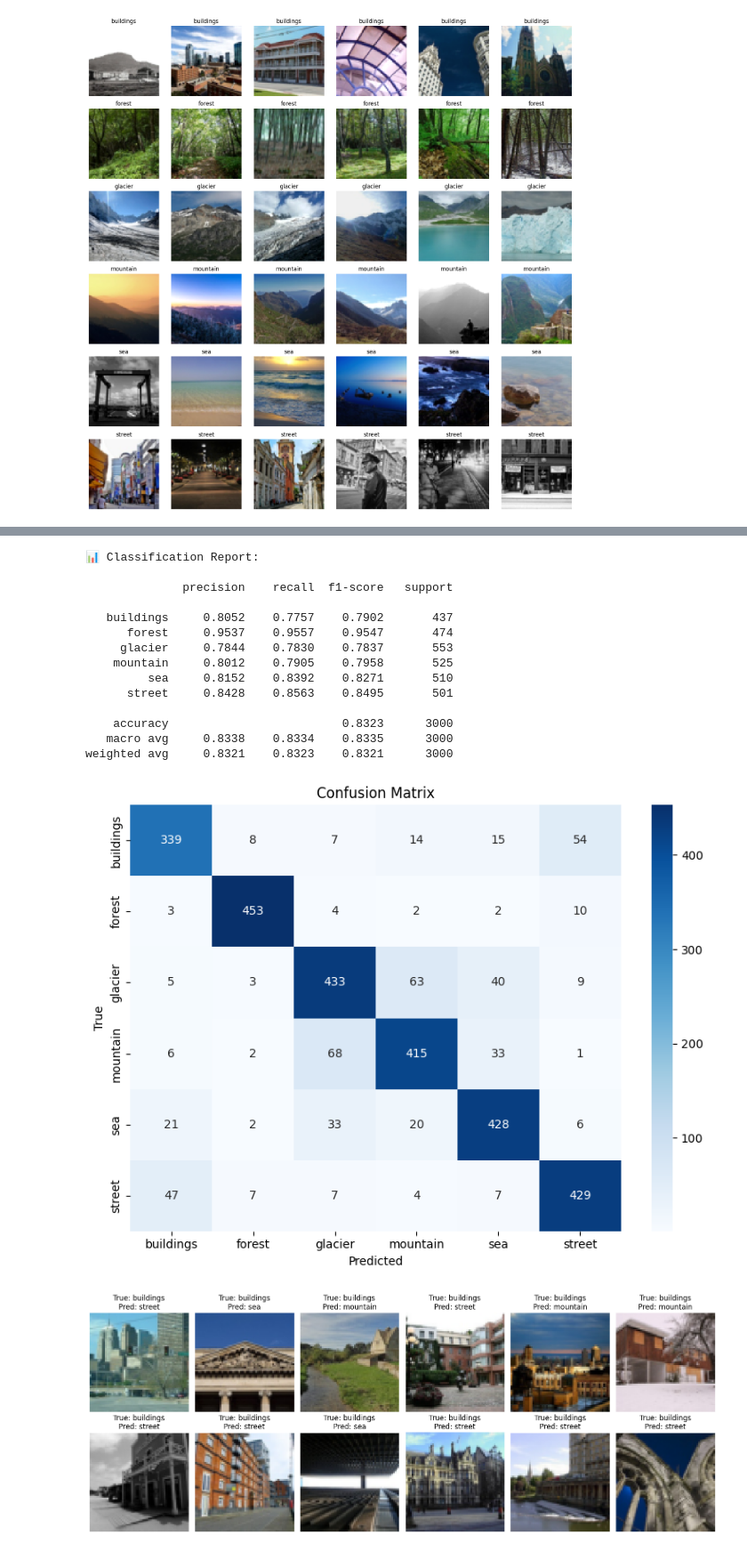
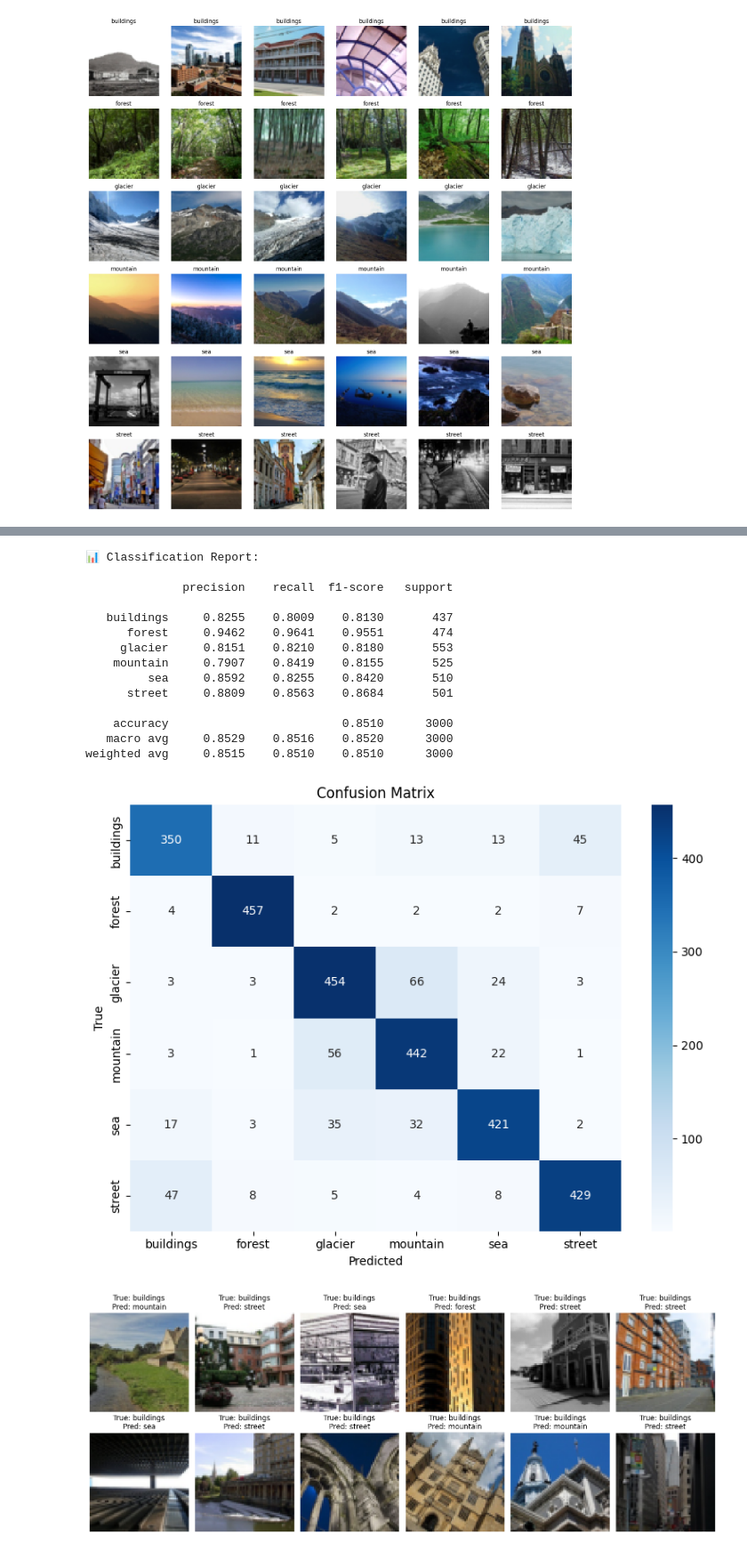
Before and after one commit to BikinGhimire/IntelImageClassification, a Jupyter notebook: Notebooks/Notebook.ipynb, the cells around one changed output, grey strips where cells are left out. Shown at 89% size. Drawn from its saved outputs; the diff is of its cells as text; code cells hidden in the pictures.

```diff
--- a/Notebooks/Notebook.ipynb
+++ b/Notebooks/Notebook.ipynb
@@ -62,14 +62,12 @@ train_transform = transforms.Compose([
     transforms.Resize((64, 64)),  # Resize to 64x64
     transforms.RandomHorizontalFlip(),  # Flip images horizontally at random
     transforms.ColorJitter(brightness=0.1, contrast=0.1, saturation=0.1),  # Randomly change image lighting
-    transforms.ToTensor(),  # Convert PIL Image to Tensor
-    transforms.Normalize(mean=[0.5, 0.5, 0.5], std=[0.5, 0.5, 0.5])  # Normalize to [-1, 1]
+    transforms.ToTensor(),  # Convert PIL Image to Tensor (and standardize pixels to [0, 1]
 ])
 
 test_transform = transforms.Compose([
     transforms.Resize((64, 64)),
     transforms.ToTensor(),
-    transforms.Normalize(mean=[0.5, 0.5, 0.5], std=[0.5, 0.5, 0.5])
 ])
 # %%
 # -----------------------------
@@ -150,9 +147,11 @@ class CNNModel(nn.Module):
         super(CNNModel, self).__init__()
         self.conv_block = nn.Sequential(
             nn.Conv2d(3, 32, kernel_size=3, padding=1),   # Convolution layer
+            nn.BatchNorm2d(32),
             nn.ReLU(),
             nn.MaxPool2d(2, 2),  # Downsample
             nn.Conv2d(32, 64, kernel_size=3, padding=1),
+            nn.BatchNorm2d(64),
             nn.ReLU(),
             nn.MaxPool2d(2, 2),
             nn.Dropout(0.25)  # Regularization
@@ -164,6 +163,9 @@ class CNNModel(nn.Module):
             nn.Dropout(0.5),
             nn.Linear(512, num_classes)  # Output layer
         )
+# It's not necessary to use softmax activation function because we are using nnCrossEntropyLoss.
+# This loss function internally applies the log-softmax operation in a numerically stable way,
+# so we don’t need to apply softmax explicitly.
 
     def forward(self, x):
         x = self.conv_block(x)
@@ -353,17 +355,17 @@ evaluate_model(model, test_loader, class_names)
 
               precision    recall  f1-score   support
 
-   buildings     0.8052    0.7757    0.7902       437
-      forest     0.9537    0.9557    0.9547       474
-     glacier     0.7844    0.7830    0.7837       553
-    mountain     0.8012    0.7905    0.7958       525
-         sea     0.8152    0.8392    0.8271       510
-      street     0.8428    0.8563    0.8495       501
+   buildings     0.8255    0.8009    0.8130       437
+      forest     0.9462    0.9641    0.9551       474
+     glacier     0.8151    0.8210    0.8180       553
+    mountain     0.7907    0.8419    0.8155       525
+         sea     0.8592    0.8255    0.8420       510
+      street     0.8809    0.8563    0.8684       501
 
-    accuracy                         0.8323      3000
-   macro avg     0.8338    0.8334    0.8335      3000
-weighted avg     0.8321    0.8323    0.8321      3000
+    accuracy                         0.8510      3000
+   macro avg     0.8529    0.8516    0.8520      3000
+weighted avg     0.8515    0.8510    0.8510      3000
-[figure, old version]
+[figure, new version]
 # %%
 # -----------------------------
 # Display misclassified images for visual inspection
@@ -372,35 +374,34 @@ def show_misclassified(model, loader, class_names, max_images=12):
     model.eval()
     misclassified = []
 
     with torch.no_grad():
         for images, labels in loader:
             images, labels = images.to(device), labels.to(device)
             outputs = model(images)
             _, preds = torch.max(outputs, 1)
 
             for i in range(len(labels)):
                 if preds[i] != labels[i]:
                     misclassified.append((images[i].cpu(), labels[i].item(), preds[i].item()))
                     if len(misclassified) >= max_images:
                         break
             if len(misclassified) >= max_images:
                 break
 
     plt.figure(figsize=(15, 6))
     for i, (img, true_label, pred_label) in enumerate(misclassified):
         img = img.permute(1, 2, 0).numpy()
-        img = img * 0.5 + 0.5  # Undo normalization
 
         plt.subplot(2, max_images // 2, i+1)
         plt.imshow(img)
         plt.title(f"True: {class_names[true_label]}\nPred: {class_names[pred_label]}")
         plt.axis("off")
     plt.tight_layout()
     plt.show()
 
 show_misclassified(model, test_loader, train_loader.dataset.dataset.classes, max_images=12)
 # %% [output]
-[figure, old version]
+[figure, new version]
 # %%
 # -----------------------------
 # Visualize feature maps from the first convolutional layer
```
Also changed, not shown: parts of 4 cells of this notebook, 1 other file.
